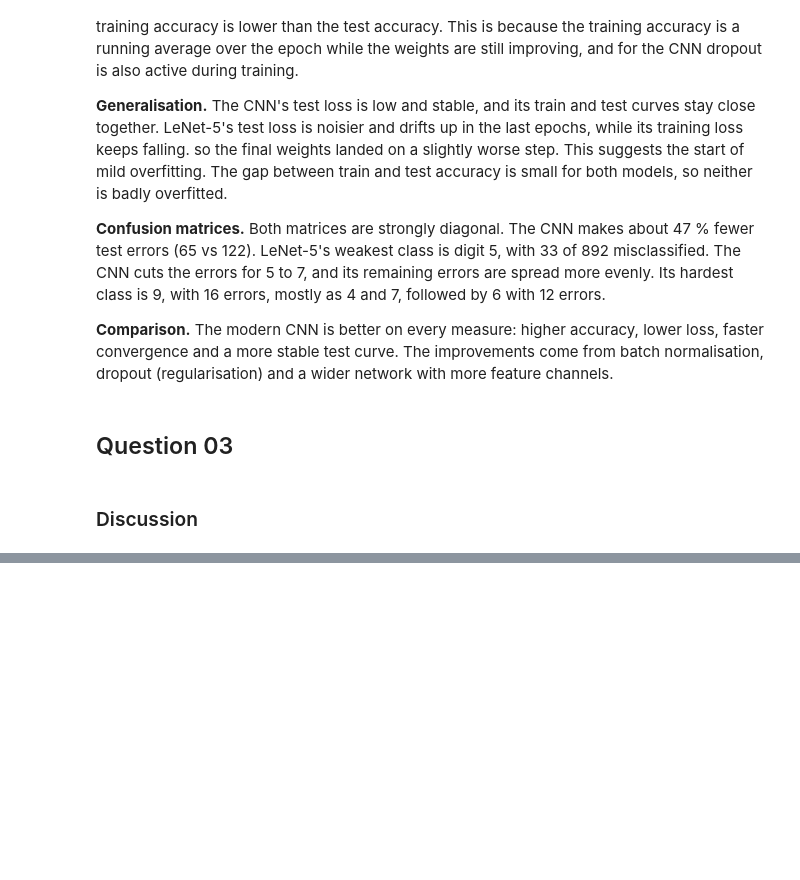
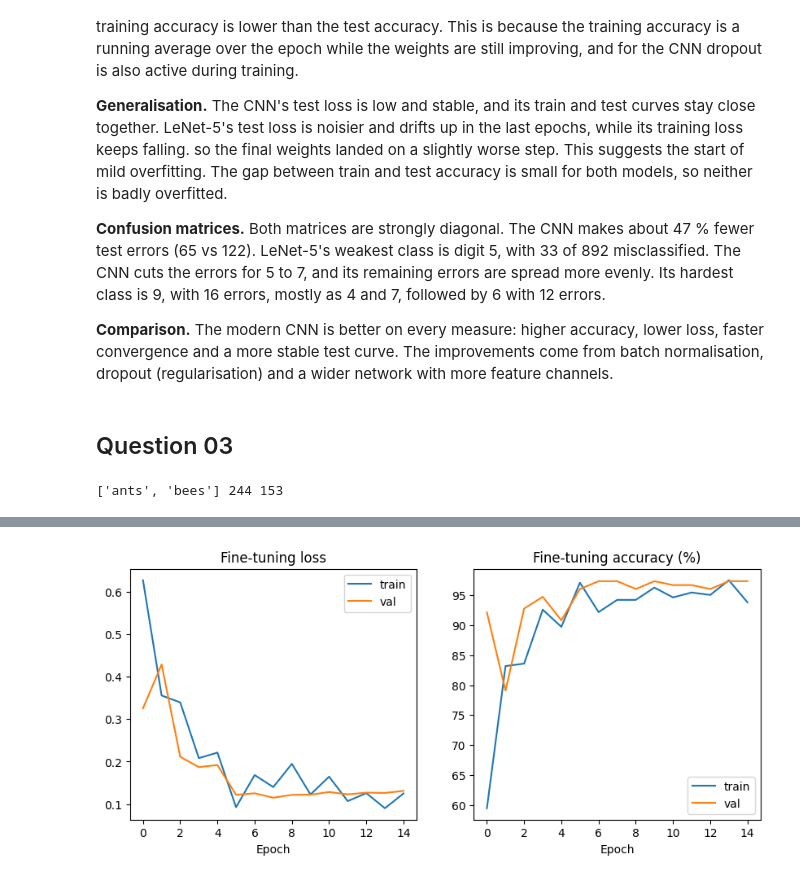
Before and after one commit to himashafdo/EN3160-A03, a Jupyter notebook: 230186E_a03.ipynb, the cells around one changed output, grey strips where cells are left out. Saved outputs shown, nothing was run; the diff lists cells and outputs as text; code cells hidden in the pictures; blank space fills up the shorter version.

```diff
--- a/230186E_a03.ipynb
+++ b/230186E_a03.ipynb
@@ -349,5 +349,34 @@ Both models were trained on MNIST for 10 epochs under identical conditions (cros
 **Comparison.** The modern CNN is better on every measure: higher accuracy, lower loss, faster convergence and a more stable test curve. The improvements come from batch normalisation, dropout (regularisation) and a wider network with more feature channels.
 # %% [markdown]
 ## Question 03
-# %% [markdown]
-### Discussion
+# %%
+#data loading
+
+import os, time
+import torch.optim as optim
+from torch.optim import lr_scheduler
+from torchvision import datasets, models, transforms
+
+device = torch.device('cuda' if torch.cuda.is_available() else 'cpu')
+torch.manual_seed(0)
+
+mean, std = [0.485, 0.456, 0.406], [0.229, 0.224, 0.225]
+data_transforms = {
+    'train': transforms.Compose([transforms.RandomResizedCrop(224),
+                                 transforms.RandomHorizontalFlip(),
+                                 transforms.ToTensor(),
+                                 transforms.Normalize(mean, std)]),
+    'val': transforms.Compose([transforms.Resize(256),
+                               transforms.CenterCrop(224),
+                               transforms.ToTensor(),
+                               transforms.Normalize(mean, std)])}
+
+data_dir = './data/hymenoptera_data'
+image_datasets = {x: datasets.ImageFolder(os.path.join(data_dir, x), data_transforms[x])
+                  for x in ['train', 'val']}
+dataloaders = {x: torch.utils.data.DataLoader(image_datasets[x], batch_size=16,
+                                              shuffle=(x == 'train'))
+               for x in ['train', 'val']}
+print(image_datasets['train'].classes, len(image_datasets['train']), len(image_datasets['val']))
+# %% [output]
+['ants', 'bees'] 244 153
@@ -353,0 +425,11 @@ Both models were trained on MNIST for 10 epochs under identical conditions (cros
+# %%
+#(a) fine-tuning
+model_ft = models.resnet18(weights=models.ResNet18_Weights.DEFAULT)
+model_ft.fc = nn.Linear(model_ft.fc.in_features, 2)
+
+opt_ft = optim.SGD(model_ft.parameters(), lr=0.001, momentum=0.9)
+sched_ft = lr_scheduler.StepLR(opt_ft, step_size=7, gamma=0.1)
+
+hist_ft, time_ft = train_tl(model_ft, opt_ft, sched_ft, epochs=15)
+plot_tl(hist_ft, 'Fine-tuning')
+# %% [output]
@@ -353,0 +453 @@ Both models were trained on MNIST for 10 epochs under identical conditions (cros
+[figure, added]
```
Also changed, not shown: parts of 4 cells of this notebook, 2 other files.
